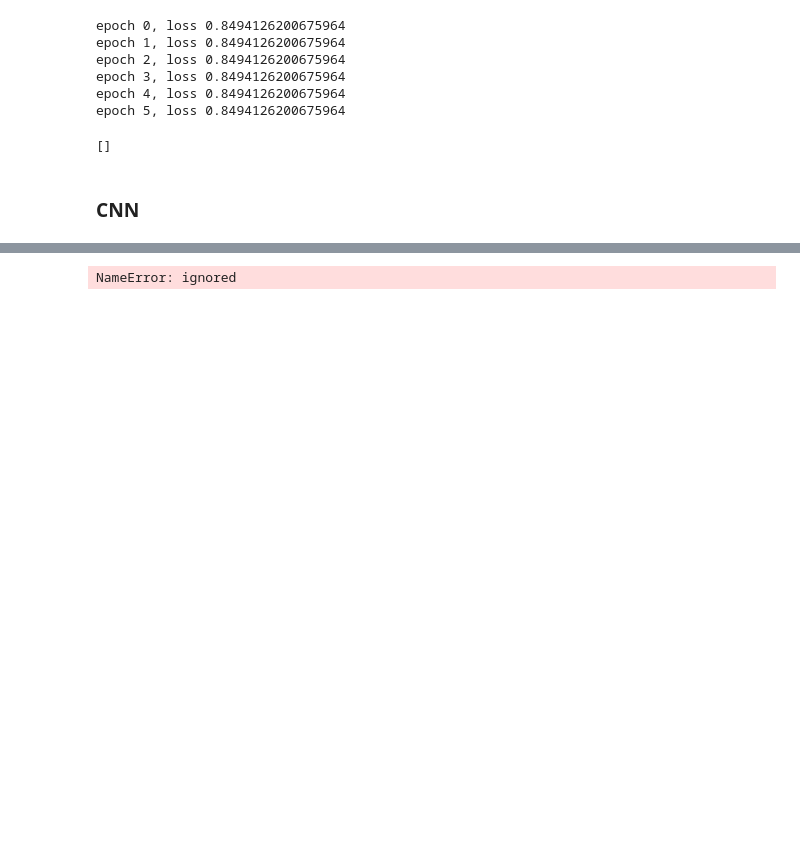
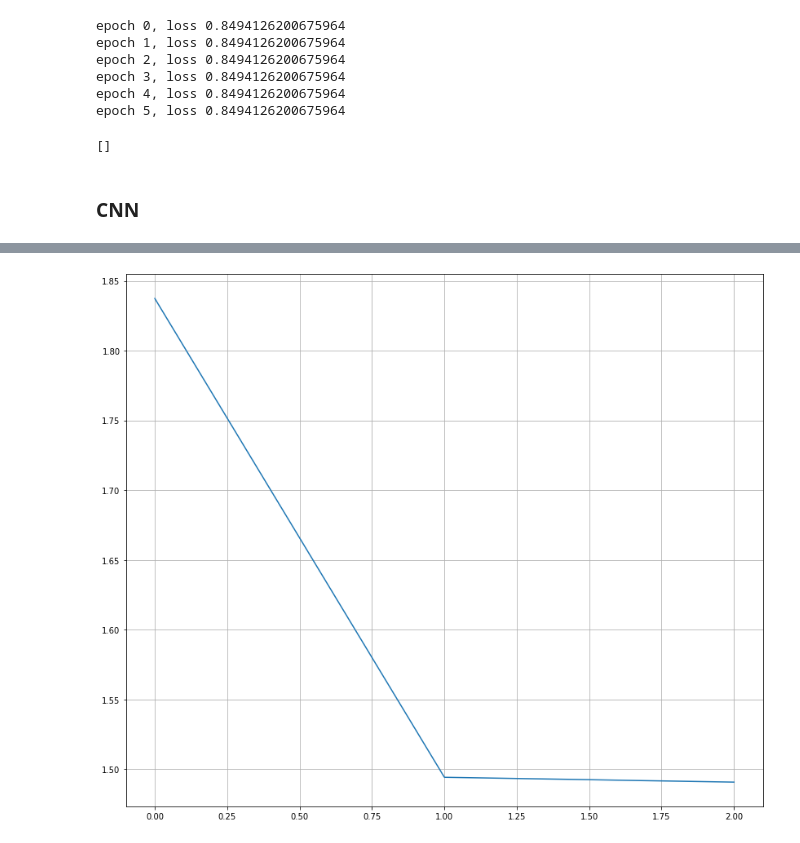
Before and after one commit to DmitryKutsev/DeepHW, a Jupyter notebook: my_hw2.ipynb, the cells around one changed output, grey strips where cells are left out. Saved outputs shown, nothing was run; the diff lists cells and outputs as text; code cells hidden in the pictures; blank space fills up the shorter version.

```diff
--- a/my_hw2.ipynb
+++ b/my_hw2.ipynb
@@ -195,3 +195,8 @@ valid_dataset = TextClassificationDataset(texts=valid_x, targets=valid_y, vocab=
 
 train_loader = DataLoader(train_dataset, batch_size=128)
 valid_loader = DataLoader(valid_dataset, batch_size=128)
+# %%
+for x, y in train_loader:
+  print(x.size())
+  print(y.size())
+  break
@@ -268,7 +279,7 @@ criterion = nn.CrossEntropyLoss()
 optimizer = torch.optim.Adam(params=model.parameters(), lr=0.0001)
 # %%
 
-epochs = 6
+epochs = 3
 losses = []
 for i in range(epochs):
   for x, y in train_loader:
@@ -517,9 +430,11 @@ class MyCNN(nn.Module):
     return x
 # %%
 model = MyCNN(embeddings=embeddings,
-                           c1_in=1,
-                           c2_in=6,
-                           c2_out=18,
+                          c1_in=32,
+                          c2_in=64,
+                          c2_out=101,
+                          l1_out=32,
+                          l2_out=16,
                            n_classes=len(category2index))
 # %%
 CUDA = torch.cuda.is_available()
@@ -563,8 +469,6 @@ x.shape
-# %%
-
-m = nn.Conv1d(200, 10, 2)
-input = Variable(torch.randn(10, 200, 5))
-feature_maps1 = m(input)
-print(feature_maps1.size())
-# %% [output]
-NameError: ignored
+# %%
+plt.figure(figsize=(14, 12))
+plt.plot(range(epochs), losses)
+plt.grid()
+# %% [output]
+[figure, added]
```
Also changed, not shown: parts of 10 cells of this notebook.
